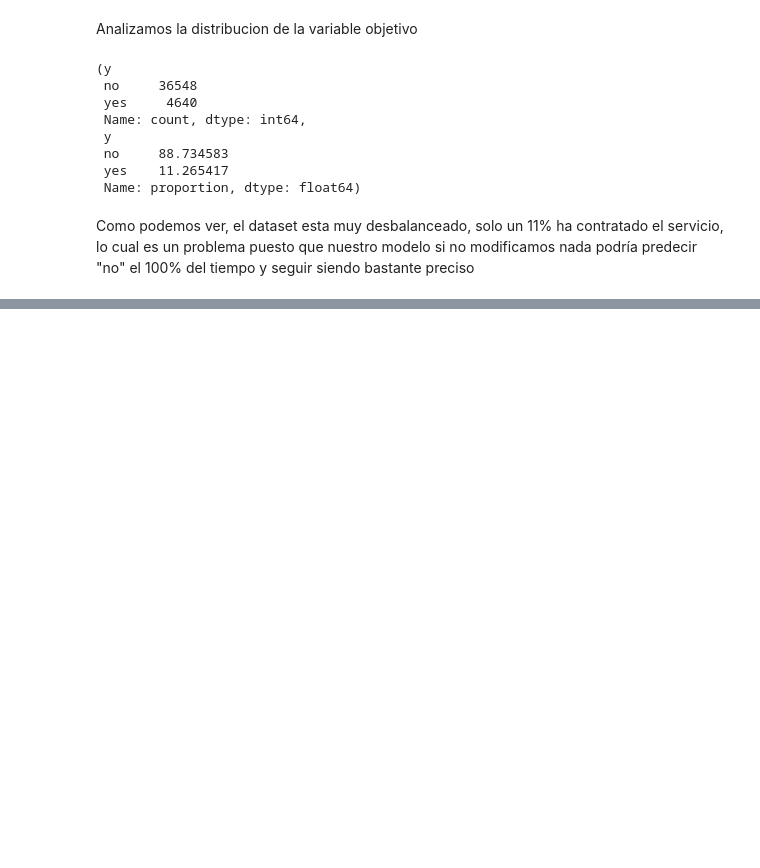
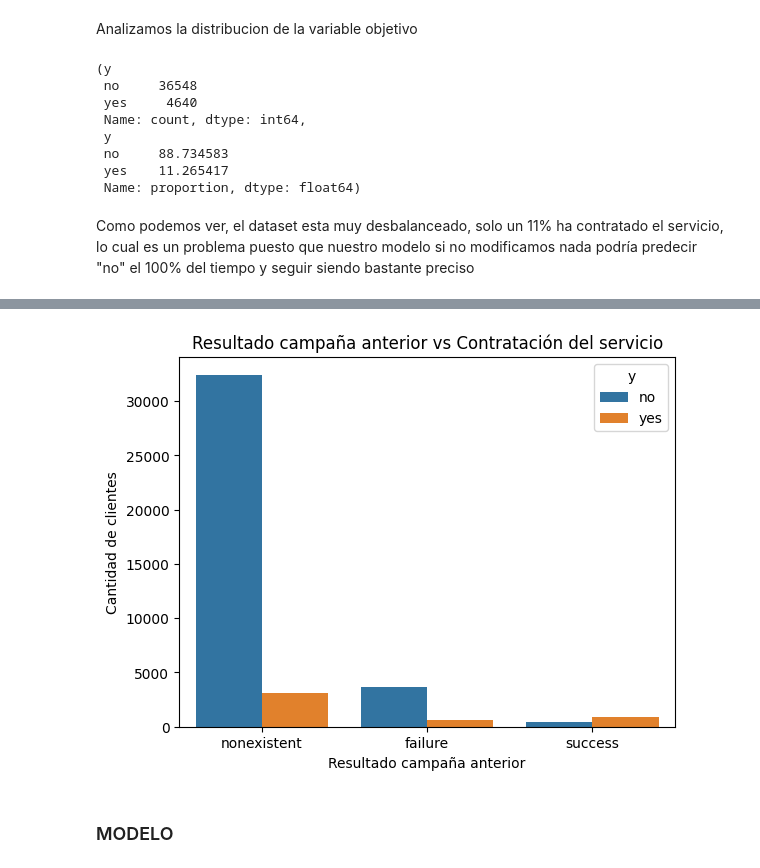
Before and after one commit to 4GeeksAcademy/najuvgz-intro-ml, a Jupyter notebook: src/01-logistic-regression.ipynb, the cells around one changed output, grey strips where cells are left out. Cells and saved outputs as stored; diff of their text form; code cells hidden in the pictures; blank space fills up the shorter version.

```diff
--- a/src/01-logistic-regression.ipynb
+++ b/src/01-logistic-regression.ipynb
@@ -133,0 +149,10 @@ Como podemos ver, el dataset esta muy desbalanceado, solo un 11% ha contratado e
+# %%
+sns.countplot(x='poutcome', hue='y', data=df)
+plt.title('Resultado campaña anterior vs Contratación del servicio')
+plt.xlabel('Resultado campaña anterior')
+plt.ylabel('Cantidad de clientes')
+plt.show()
+# %% [output]
+[figure, added]
+# %% [markdown]
+### MODELO
```
Also changed, not shown: parts of 5 cells of this notebook, 1 other file.
